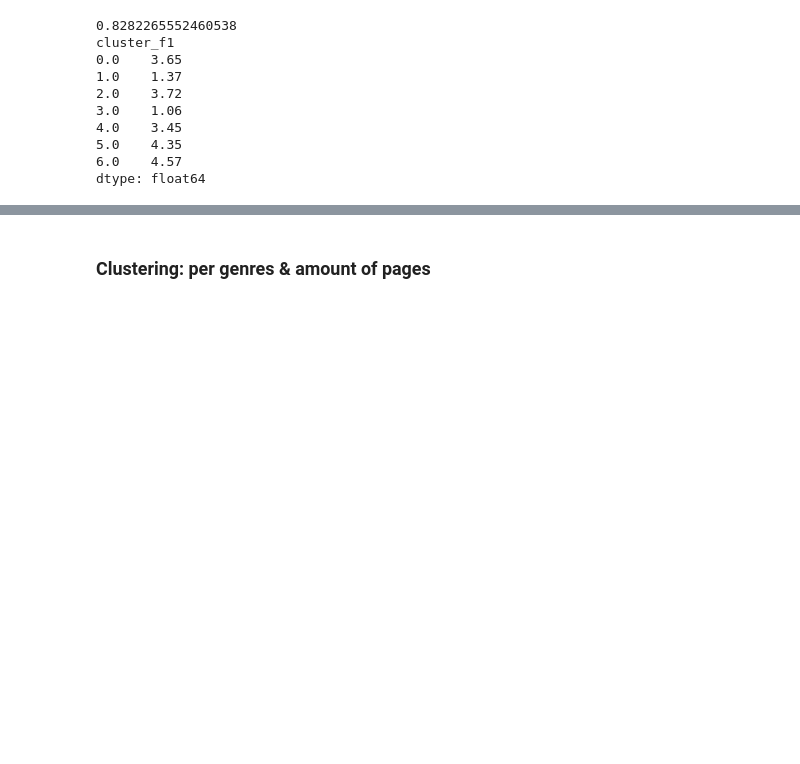
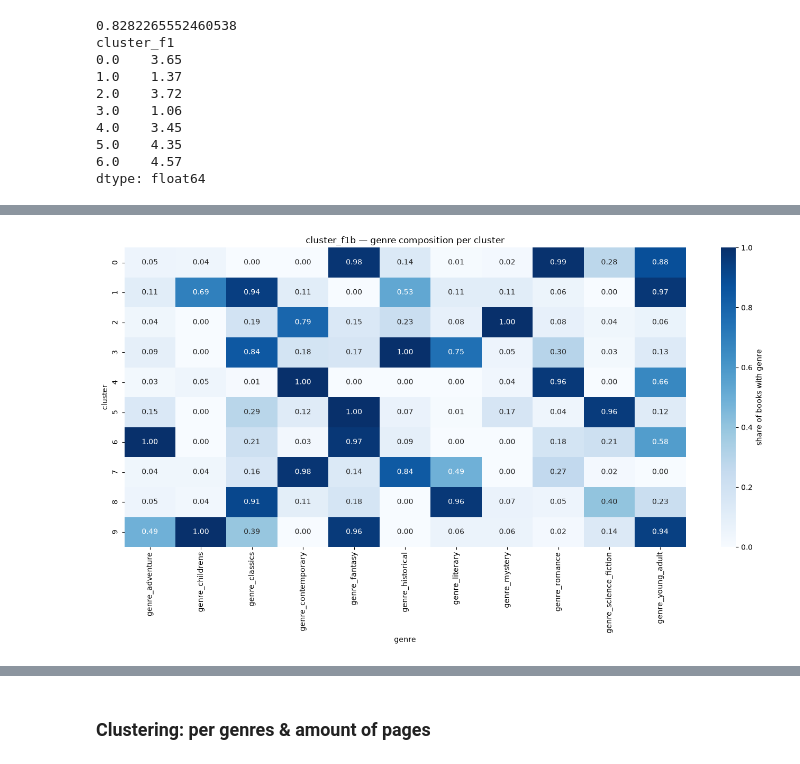
Before and after one commit to cadiyubu/Book_projectW8, a Jupyter notebook: notebooks/4_EDA_clustering.ipynb, the cells around one changed output, grey strips where cells are left out. Drawn from its saved outputs; the diff is of its cells as text; code cells hidden in the pictures; blank space fills up the shorter version.

```diff
--- a/notebooks/EDA_clustering.ipynb
+++ b/notebooks/4_EDA_clustering.ipynb
@@ -495,0 +578,23 @@ dtype: float64
+# %%
+# fit at the largest k where NO cluster falls below the floor — verify list is contiguous
+survivors = f1b[f1b['n_below_floor'] == 0]['k'].tolist()
+print("k values clearing the floor:", survivors)
+
+#K_F1B = max(survivors)   # largest valid k ≠ automatically best — adjust after story inspection
+K_F1B = 10
+X1b = scale_features(feature_sets['f1b_genres_nostop'])
+km1b = KMeans(n_clusters=K_F1B, random_state=42, n_init=10)
+books['cluster_f1b'] = np.nan
+books.loc[X1b.index, 'cluster_f1b'] = km1b.fit_predict(X1b)
+
+print((books['cluster_f1b'].value_counts(normalize=True).sort_index()*100).round(1))
+
+# story inspection: each cluster needs >=2 genres above 0.30 share to count as a persona
+labels = books['cluster_f1b'].dropna().astype(int)
+comp = genre_matrix_v2.loc[labels.index].groupby(labels).mean()
+for c in comp.index:
+    top = comp.loc[c].sort_values(ascending=False).head(4)
+    strong = (top > 0.30).sum()
+    verdict = "OK multi-genre pattern" if strong >= 2 else "WARN single-genre / residual"
+    print(f"\nCluster {c} (n={(labels==c).sum()}) {verdict}")
+    print(top.round(2).to_string())
@@ -495,0 +619,5 @@ dtype: float64
+# %%
+# visual check of the final model
+cluster_genre_heatmap(books, genre_matrix_v2, 'cluster_f1b')
+# %% [output]
+[figure, added]
```
Also changed, not shown: parts of 12 cells of this notebook, 4 other files.
